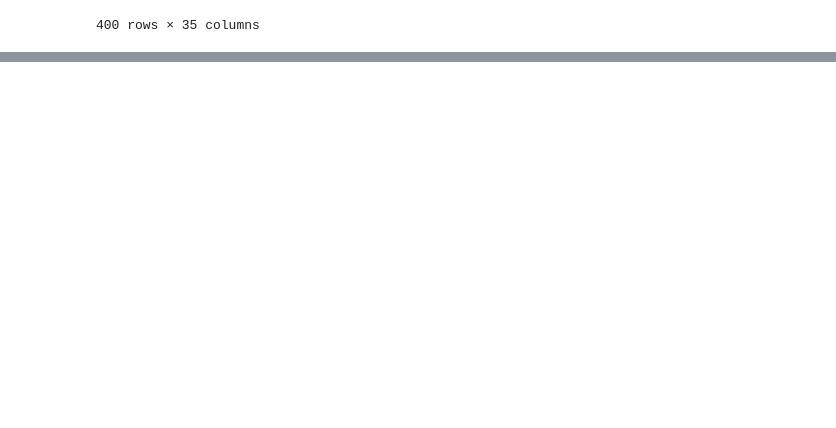
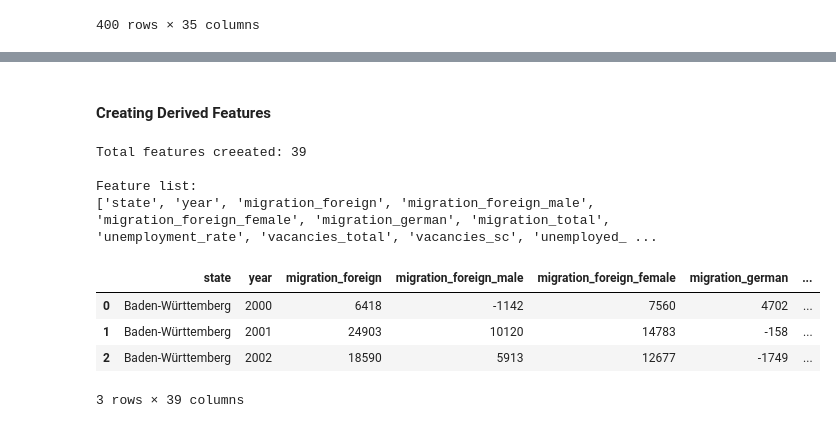
Before and after one commit to chiraagmishra/urban-technology-project, a Jupyter notebook: urbanTech.ipynb, the cells around one changed output, grey strips where cells are left out. Saved outputs shown, nothing was run; the diff lists cells and outputs as text; code cells hidden in the pictures; blank space fills up the shorter version.

```diff
--- a/urbanTech.ipynb
+++ b/urbanTech.ipynb
@@ -195,0 +215,34 @@ df_combined
+# %%
+keep_columns = [
+    # Identifiers
+    'State',
+    'Year',
+
+    # Target variables
+    'Foreigners_Total_Migration balance',  # Primary
+    'Foreigners_Male_Migration balance',
+    'Foreigners_Female_Migration balance',
+    'Germans_Total_Migration balance',
+    'Total_Total_Migration balance',
+
+    # Exogeneous variables (Labor market indicators)
+    'Unemployment as percent. of civilian labour force',  # Unemployment rate
+    'Registered vacancies',
+    'Vacancy_sc',  # Vacancies subject to social contributions
+    'Registered unemployed',
+]
+
+# Clean column names (remove spaces, shorten)
+column_rename = {
+    'State': 'state',
+    'Year': 'year',
+    'Foreigners_Total_Migration balance': 'migration_foreign',
+    'Foreigners_Male_Migration balance': 'migration_foreign_male',
+    'Foreigners_Female_Migration balance': 'migration_foreign_female',
+    'Germans_Total_Migration balance': 'migration_german',
+    'Total_Total_Migration balance': 'migration_total',
+    'Unemployment as percent. of civilian labour force': 'unemployment_rate',
+    'Registered vacancies': 'vacancies_total',
+    'Vacancy_sc': 'vacancies_sc',
+    'Registered unemployed': 'unemployed_count',
+}
@@ -201,0 +267,2 @@ df_combined.to_csv('data/processed/combined_data.csv', index=False)
+# %% [markdown]
+#### **Creating Derived Features**
@@ -201,0 +336,10 @@ df_combined.to_csv('data/processed/combined_data.csv', index=False)
+# %%
+df_features = create_features(df_migration_labor)
+print(f"\nTotal features creeated: {df_features.shape[1]}")
+print("\nFeature list:")
+print(df_features.columns.tolist())
+# %% [output]
+Total features creeated: 39
+
+Feature list:
+['state', 'year', 'migration_foreign', 'migration_foreign_male', 'migration_foreign_female', 'migration_german', 'migration_total', 'unemployment_rate', 'vacancies_total', 'vacancies_sc', 'unemployed_ ...
@@ -201,0 +348,8 @@ df_combined.to_csv('data/processed/combined_data.csv', index=False)
+# %%
+df_features.head(3)
+# %% [output]
+|  | state | year | migration_foreign | migration_foreign_male | migration_foreign_female | migration_german | ... |
+| 0 | Baden-Württemberg | 2000 | 6418 | -1142 | 7560 | 4702 | ... |
+| 1 | Baden-Württemberg | 2001 | 24903 | 10120 | 14783 | -158 | ... |
+| 2 | Baden-Württemberg | 2002 | 18590 | 5913 | 12677 | -1749 | ... |
+3 rows × 39 columns
```
Also changed, not shown: parts of 28 cells of this notebook.
